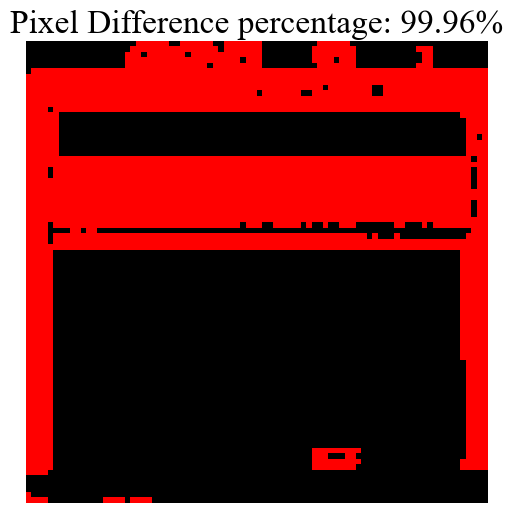
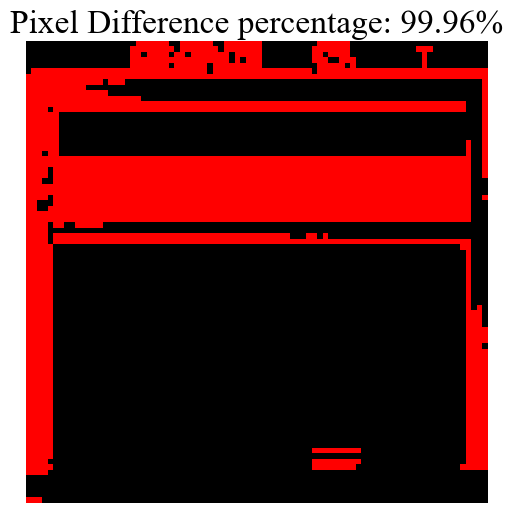
The notebook cell's code change between the first figure and the second:
--- before
+++ after
@@ -1 +1 @@
-show_single_color_heatmap(diff, color="red", threshold=20, percent=percent)
+show_single_color_heatmap(diff, color="red", threshold=15, percent=percent)

Commit: Update plot.ipynb